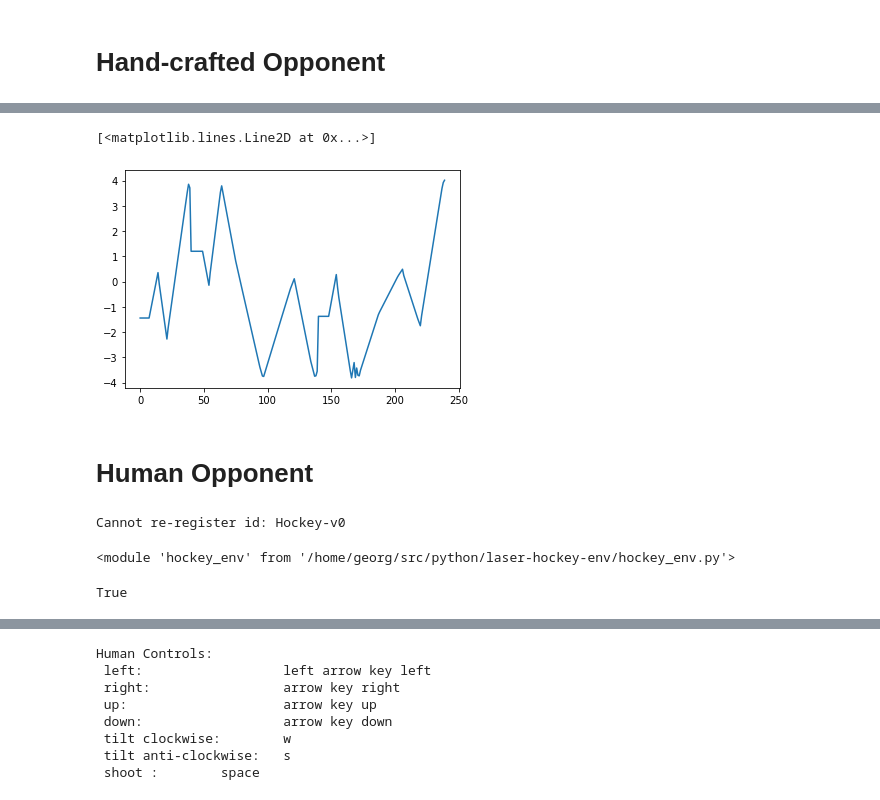
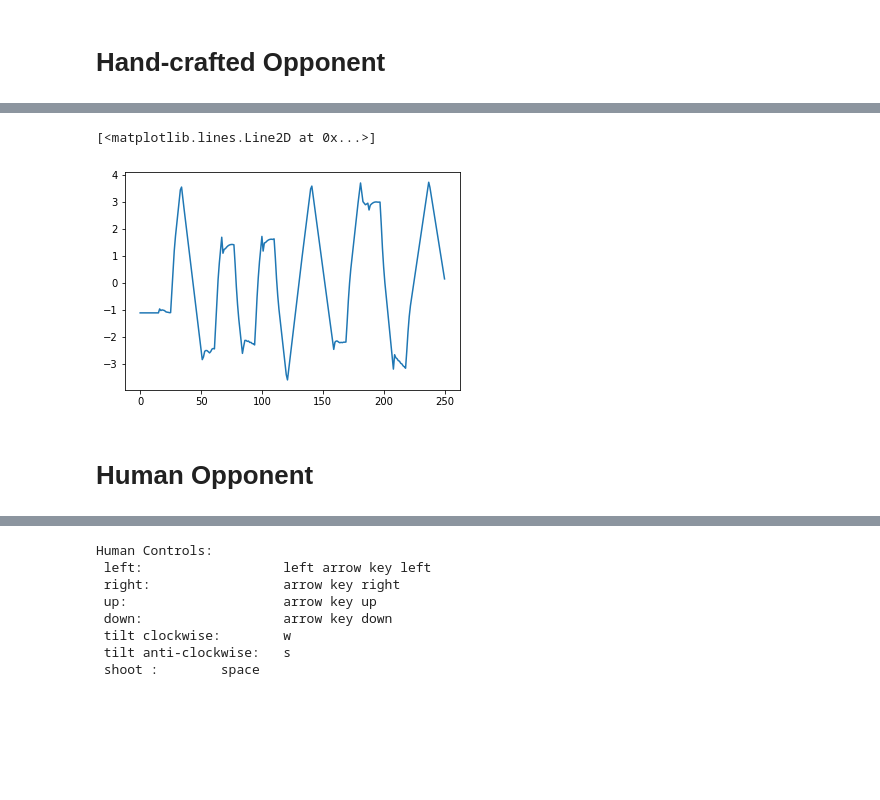
Before and after one commit to martius-lab/laser-hockey-env, a Jupyter notebook: Hockey-Env.ipynb, the cells around one changed output, grey strips where cells are left out. Cells and saved outputs as stored; diff of their text form; code cells hidden in the pictures; blank space fills up the shorter version.

Commit message:
Hockey env in a first working version

```diff
--- a/Hockey-Env.ipynb
+++ b/Hockey-Env.ipynb
@@ -94,8 +74,11 @@ env.render()
 # %%
+o = env.reset()
+_ = env.render()
+
 for _ in range(60):
     env.render()
-    a1 = [1,0,0] # np.random.uniform(-1,1,3)
-    a2 = [0,0.,0]
+    a1 = [0.1,0,0,1] # np.random.uniform(-1,1,3)
+    a2 = [0,0.,0,0]
     obs, r, d, info = env.step(np.hstack([a1,a2]))
     obs_agent2 = env.obs_agent_two()
     if d: break
@@ -108,11 +91,14 @@ env = lh.LaserHockeyEnv(mode=lh.LaserHockeyEnv.TRAIN_SHOOTING)
 # %%
 import random
+# %%
+env = h_env.HockeyEnv(mode=h_env.HockeyEnv.TRAIN_SHOOTING)
 # %%
+env.reset()
 for _ in range(200):
     env.render()
     a1_discrete = random.randint(0,7)
     a1 = env.discrete_to_continous_action(a1_discrete)
-    a2 = [0,0.,0]
+    a2 = [0,0.,0,0 ]
     obs, r, d, info = env.step(np.hstack([a1,a2]))
     obs_agent2 = env.obs_agent_two()
     if d: break
@@ -129,4 +110,6 @@ Cannot re-register id: Hockey-v0
 env = h_env.HockeyEnv()
 # %%
 o = env.reset()
-env.render()
+_ = env.render()
+player1 = h_env.BasicOpponent(weak=False)
+player2 = h_env.BasicOpponent()
@@ -193,15 +159,10 @@ array([-0.85213614, -0.85213614, -0.85213614, -0.85213614, -0.85213614,
 # %%
-plt.plot(obs_buffer[:,14])
+plt.plot(obs_buffer[:,12])
 # %% [output]
 [<matplotlib.lines.Line2D at 0x...>]
-[figure, old version]
+[figure, new version]
 # %%
 env.close()
 # %% [markdown]
 # Human Opponent
-# %%
-reload(h_env)
-# %% [output]
-Cannot re-register id: Hockey-v0
-<module 'hockey_env' from '/home/georg/src/python/laser-hockey-env/hockey_env.py'>
 # %%
@@ -209,5 +169,0 @@ env = h_env.HockeyEnv(keep_mode=True)
-# %%
-o = env.reset()
-env.render()
-# %% [output]
-True
```
Also changed, not shown: parts of 31 cells of this notebook, 2 other files.
